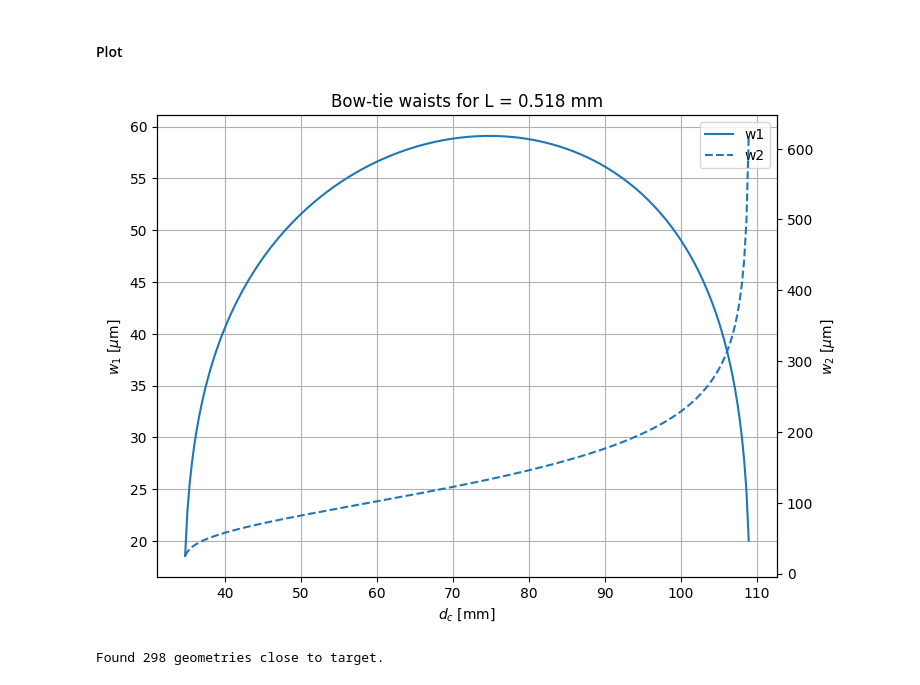
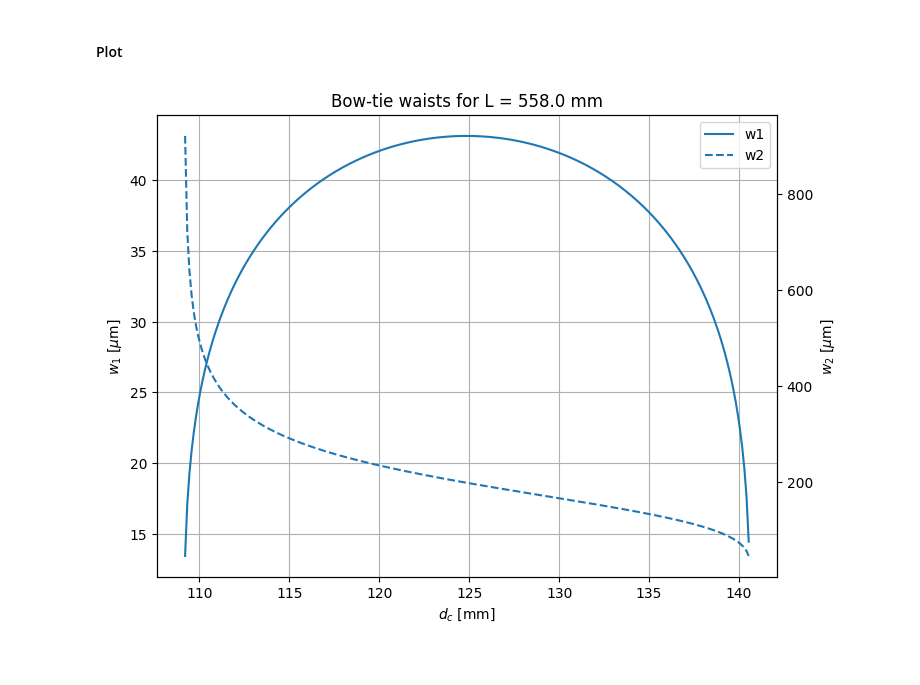
Before and after one commit to eq15t-panda/DesignCavity, a Jupyter notebook: cavity_sweep.ipynb, the cells around one changed output. Cells and saved outputs as stored; diff of their text form; code cells hidden in the pictures.

Commit message:
Modification on contour plot and added analysis cell to check on the waist and lengths

```diff
--- a/cavity_sweep.ipynb
+++ b/cavity_sweep.ipynb
@@ -205,8 +208,12 @@ L_ranges = [
 i = 0 # i between 0 and 3 !
 start, stop = L_ranges[i][0], L_ranges[i][1]
 
-L_bowtie = np.linspace(start=start, stop=stop, num=800) * 1e-3 # mm
-d_curved_array = np.linspace(start=20, stop=260, num=800) * 1e-3 # distance between curved mirror (mm)
+# Fixed resolution
+dL = 0.2  # mm
+npts = int(np.round((stop - start) / dL)) + 1
+# %%
+L_bowtie = np.linspace(start=start, stop=stop, num=npts) * 1e-3 # mm
+d_curved_array = np.linspace(start=20, stop=260, num=2000) * 1e-3 # distance between curved mirror (mm)
 # %%
 # Curved mirrors waist
 waist1_values = []
@@ -292,7 +415,7 @@ for L in L_bowtie:
 # %%
 fig, ax1 = plt.subplots(figsize=(8, 6))
 
-i = 0  # fixed L index
+i = 200  # fixed L index
 
 # Left axis: w1
 ax1.plot(
@@ -300,66 +423,47 @@ ax1.plot(
     waist1_values[i] * 1e6,
     label="w1",
 )
 
 ax1.set_xlabel(r"$d_c$ [mm]")
 ax1.set_ylabel(r"$w_1$ [$\mu$m]")
 ax1.grid()
 
 # Right axis: w2
 ax2 = ax1.twinx()
 
 ax2.plot(
     d_curved_stable[i] * 1e3,
     waist2_values[i] * 1e6,
     label="w2",
     linestyle="--",
 )
 
 ax2.set_ylabel(r"$w_2$ [$\mu$m]")
 
 # Common title
-plt.title(f"Bow-tie waists for L = {L_stable[i]*1e3:.3f} mm")
+plt.title(f"Bow-tie waists for L = {L_stable[i]*1e3:.1f} mm")
 
 # Combined legend
 lines1, labels1 = ax1.get_legend_handles_labels()
 lines2, labels2 = ax2.get_legend_handles_labels()
 
 ax1.legend(lines1 + lines2, labels1 + labels2)
 
 plt.show()
 # %% [output]
-[figure, old version]
+[figure, new version]
 # %%
-target_w1 = 35e-6   # m
-tol = 1e-6        # m
-
-L_match = []
-d_match = []
-w1_match = []
+# Flatten list-of-arrays
+L_plot = []
+d_plot = []
+w1_plot = []
 
 for i, L in enumerate(L_stable):
+    L_plot.extend([L] * len(d_curved_stable[i]))
+    d_plot.extend(d_curved_stable[i])
+    w1_plot.extend(waist1_values[i])
 
-    w1_arr = waist1_values[i]
-    d_arr = d_curved_stable[i]
-
-    # maximum achievable w1 for this L
-    w1_max = np.max(w1_arr)
-
-    if w1_max >= target_w1:
-
-        # closest point to target
-        i_target = np.argmin(np.abs(w1_arr - target_w1))
-
-        if np.abs(w1_arr[i_target] - target_w1) < tol:
-            L_match.append(L)
-            d_match.append(d_arr[i_target])
-            w1_match.append(w1_arr[i_target])
-
-L_match = np.array(L_match)
-d_match = np.array(d_match)
-w1_match = np.array(w1_match)
-
-print(f"Found {len(L_match)} geometries close to target.")
+L_plot = np.array(L_plot)
+d_plot = np.array(d_plot)
+w1_plot = np.array(w1_plot)
-# %% [output]
-Found 298 geometries close to target.
 # %%
```
Also changed, not shown: parts of 9 cells of this notebook.
